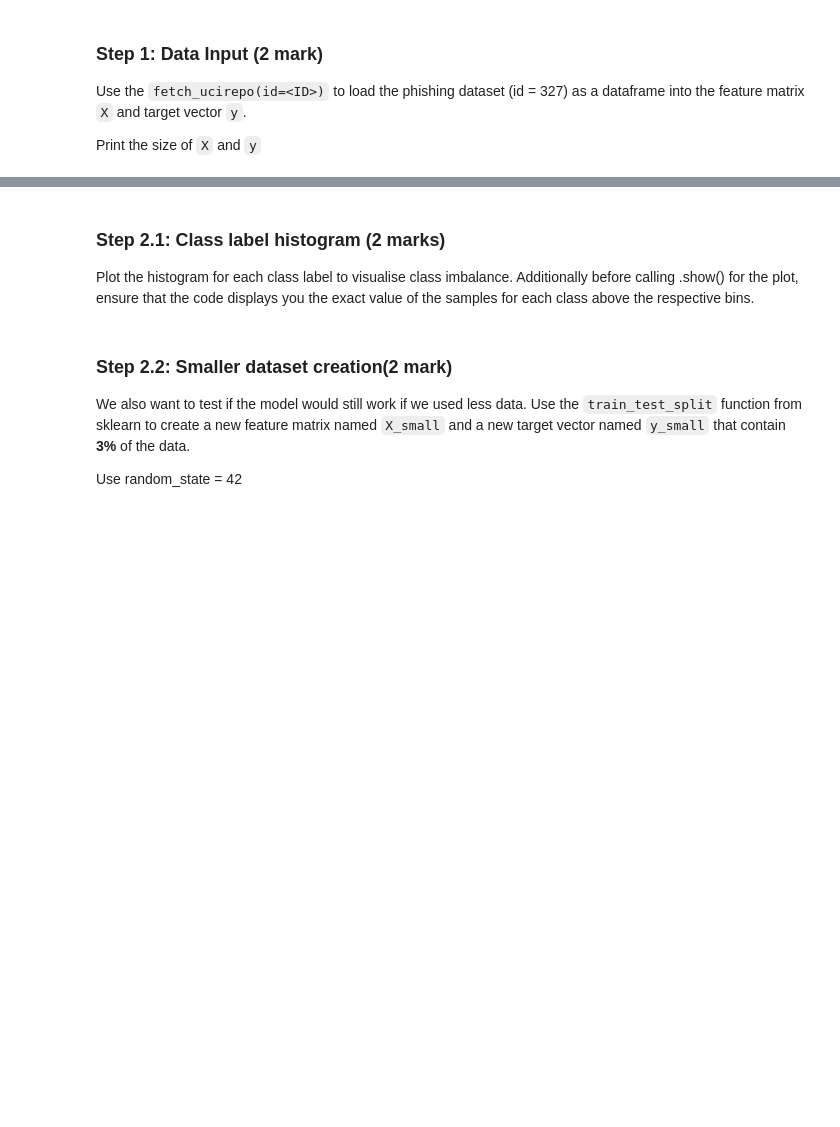
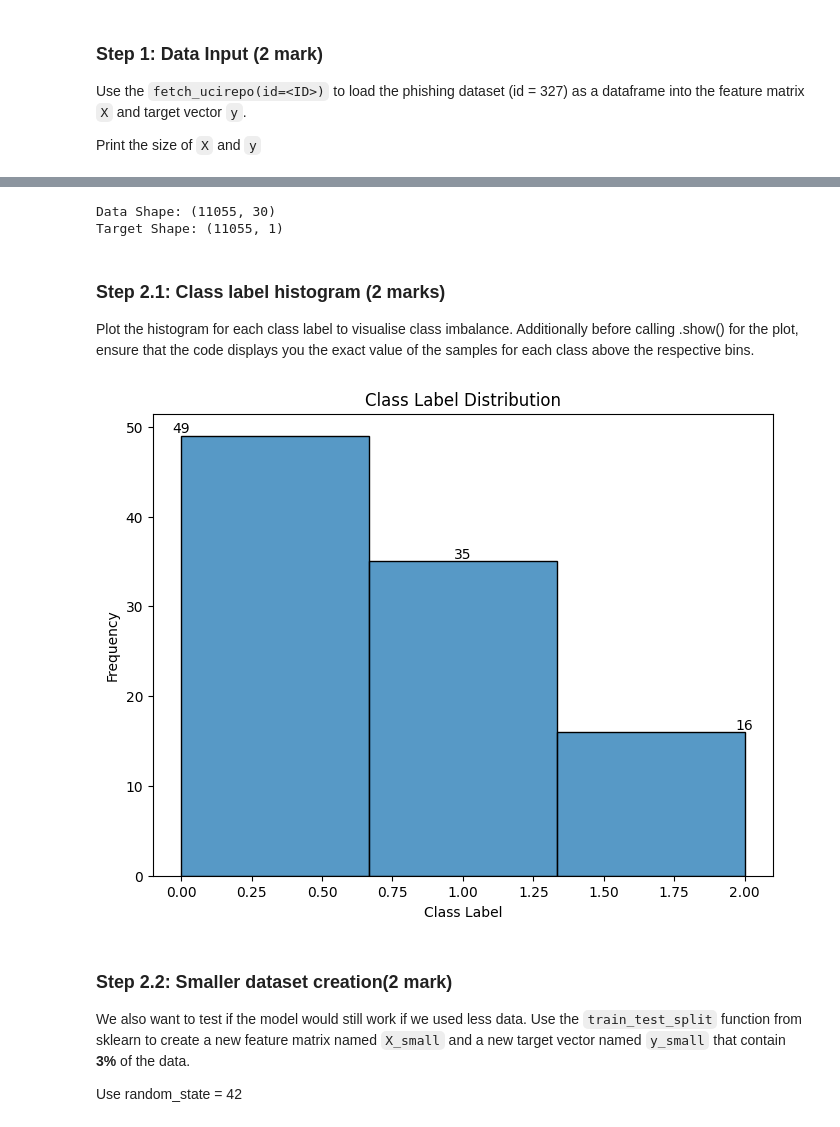
Before and after one commit to TonnyChuwa/engg680_2024_fall, a Jupyter notebook: Lab_Assignment3/Introduction to Machine Learning.ipynb, the cells around one changed output, grey strips where cells are left out. Drawn from its saved outputs; the diff is of its cells as text; code cells hidden in the pictures; blank space fills up the shorter version.

```diff
--- a/Lab_Assignment3/Introduction to Machine Learning.ipynb
+++ b/Lab_Assignment3/Introduction to Machine Learning.ipynb
@@ -571,6 +644,16 @@ phishing_websites = fetch_ucirepo(id=327)
 # TO DO: data (as pandas dataframes) (1 mark)
 
 # TO DO: display sizes of X and y (1 mark)
+
+data = phishing_websites.data.features  # Feature matrix X
+target = phishing_websites.data.targets  # Target vector y
+
+# Display dataset size
+print("Data Shape:", data.shape)
+print("Target Shape:", target.shape)
+# %% [output]
+Data Shape: (11055, 30)
+Target Shape: (11055, 1)
 # %% [markdown]
 ### Step 2.1: Class label histogram (2 marks)
 
@@ -585,3 +661,38 @@ plt.show()
+# %%
+# TO DO: Check the class distribution of y (2 mark)
+
+
+# Display exact values for each bin in the histogram
+
+import matplotlib.pyplot as plt
+import seaborn as sns
+import numpy as np
+import pandas as pd
+
+# Assuming `y` is your target variable with class labels
+# Replace this example with your actual `y` data
+# Example placeholder data
+y = np.random.choice([0, 1, 2], size=100, p=[0.5, 0.3, 0.2])
+
+# Calculate class distribution
+class_counts = np.bincount(y) if np.issubdtype(y.dtype, np.integer) else pd.Series(y).value_counts().sort_index()
+class_labels = np.arange(len(class_counts))
+
+# Plotting the histogram with counts above each bin
+plt.figure(figsize=(8, 6))
+sns.histplot(y, bins=len(class_counts), kde=False)
+plt.xlabel("Class Label")
+plt.ylabel("Frequency")
+plt.title("Class Label Distribution")
+
+# Annotate counts on top of each bar
+for i, count in enumerate(class_counts):
+    plt.text(i, count, str(count), ha='center', va='bottom')
+
+# Display the plot
+plt.show()
+# %% [output]
+[figure, added]
 # %% [markdown]
 ### Step 2.2: Smaller dataset creation(2 mark)
 
```
Also changed, not shown: parts of 23 cells of this notebook, 1 other file.
